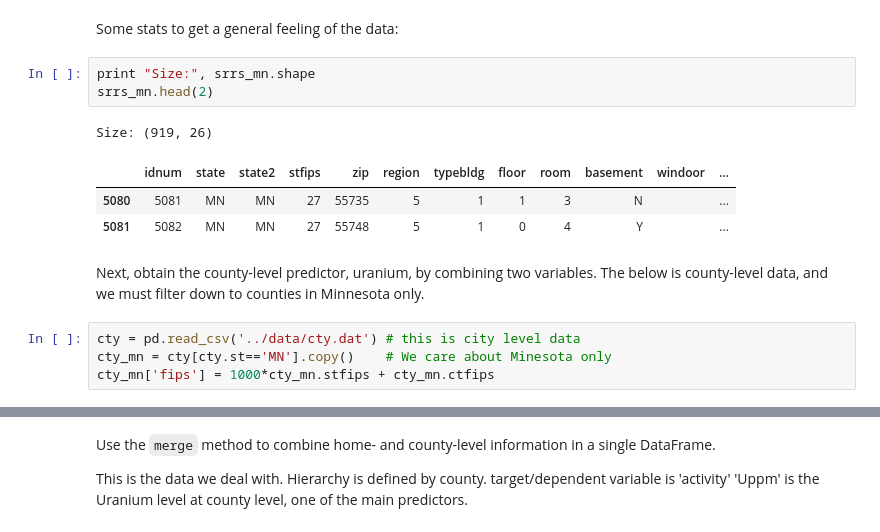
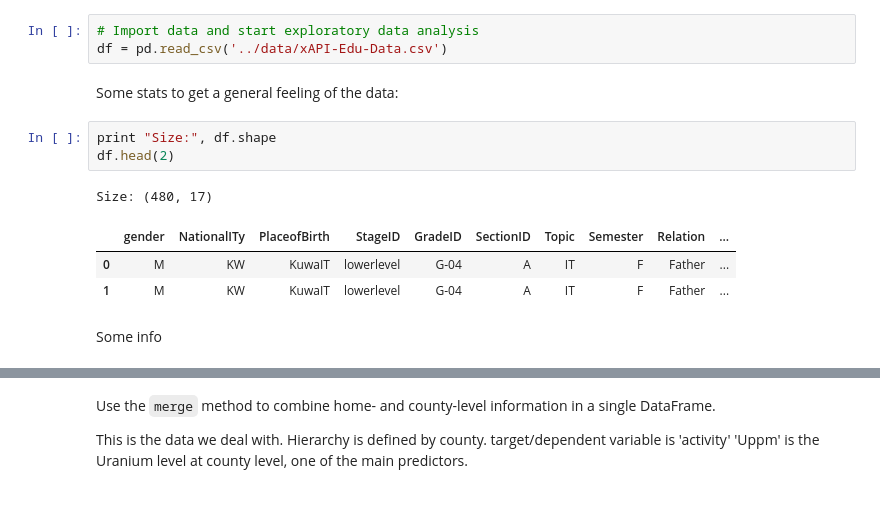
Before and after one commit to nguyentu1602/et_submissions, a Jupyter notebook: milestone2/notebook/Intermediate Milestone 2.ipynb, the cells around one changed output, grey strips where cells are left out. Saved outputs shown, nothing was run; the diff lists cells and outputs as text; blank space fills up the shorter version.

```diff
--- a/milestone2/notebook/Intermediate Milestone 2.ipynb
+++ b/milestone2/notebook/Intermediate Milestone 2.ipynb
@@ -111,16 +67,15 @@ srrs_mn = srrs2.assign(fips=srrs2.stfips*1000 + srrs2.cntyfips)[srrs2.state=='MN
+# %%
+# Import data and start exploratory data analysis
+df = pd.read_csv('../data/xAPI-Edu-Data.csv')
 # %% [markdown]
 Some stats to get a general feeling of the data:
 # %%
-print "Size:", srrs_mn.shape
-srrs_mn.head(2)
+print "Size:", df.shape
+df.head(2)
 # %% [output]
-Size: (919, 26)
+Size: (480, 17)
-|  | idnum | state | state2 | stfips | zip | region | typebldg | floor | room | basement | windoor | ... |
-| 5080 | 5081 | MN | MN | 27 | 55735 | 5 | 1 | 1 | 3 | N |  | ... |
-| 5081 | 5082 | MN | MN | 27 | 55748 | 5 | 1 | 0 | 4 | Y |  | ... |
+|  | gender | NationalITy | PlaceofBirth | StageID | GradeID | SectionID | Topic | Semester | Relation | ... |
+| 0 | M | KW | KuwaIT | lowerlevel | G-04 | A | IT | F | Father | ... |
+| 1 | M | KW | KuwaIT | lowerlevel | G-04 | A | IT | F | Father | ... |
-# %% [markdown]
-Next, obtain the county-level predictor, uranium, by combining two variables. The below is county-level data, and we must filter down to counties in Minnesota only.
-# %%
-cty = pd.read_csv('../data/cty.dat') # this is city level data
-cty_mn = cty[cty.st=='MN'].copy()    # We care about Minesota only
-cty_mn['fips'] = 1000*cty_mn.stfips + cty_mn.ctfips
+# %% [markdown]
+Some info
```
Also changed, not shown: parts of 70 cells of this notebook, 1 other file.
